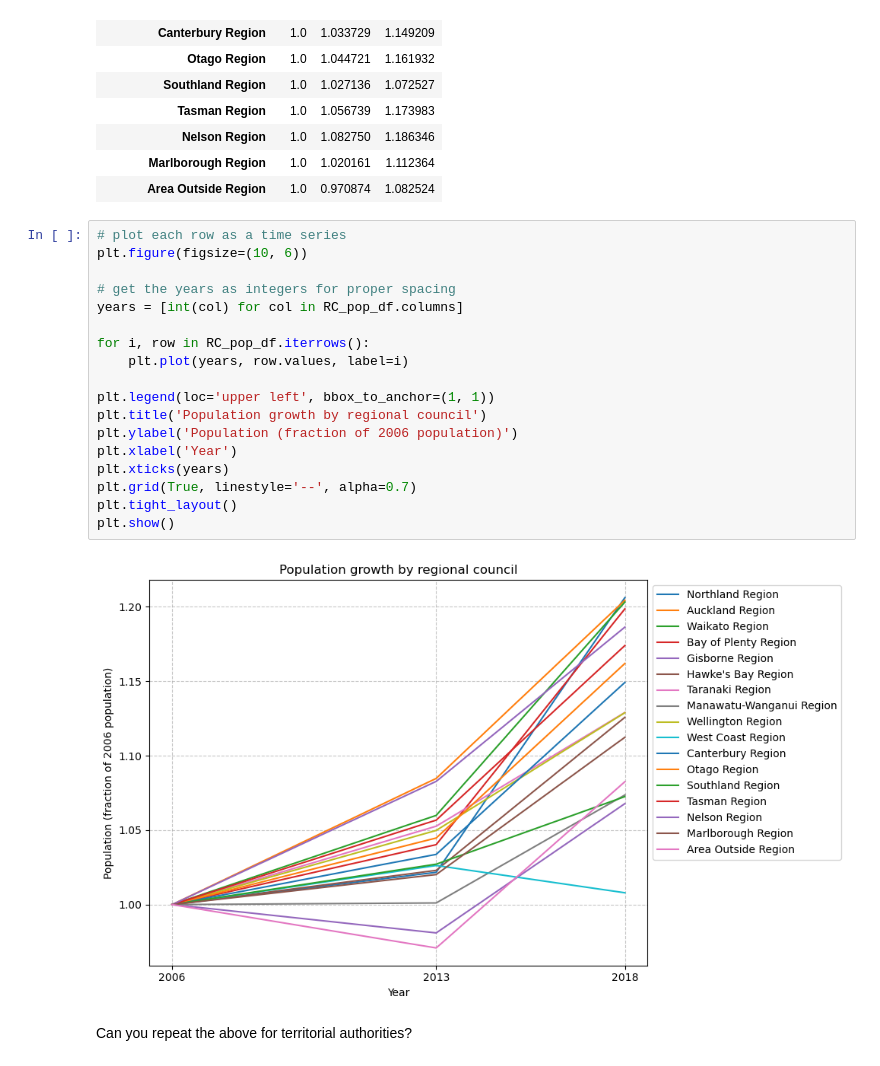
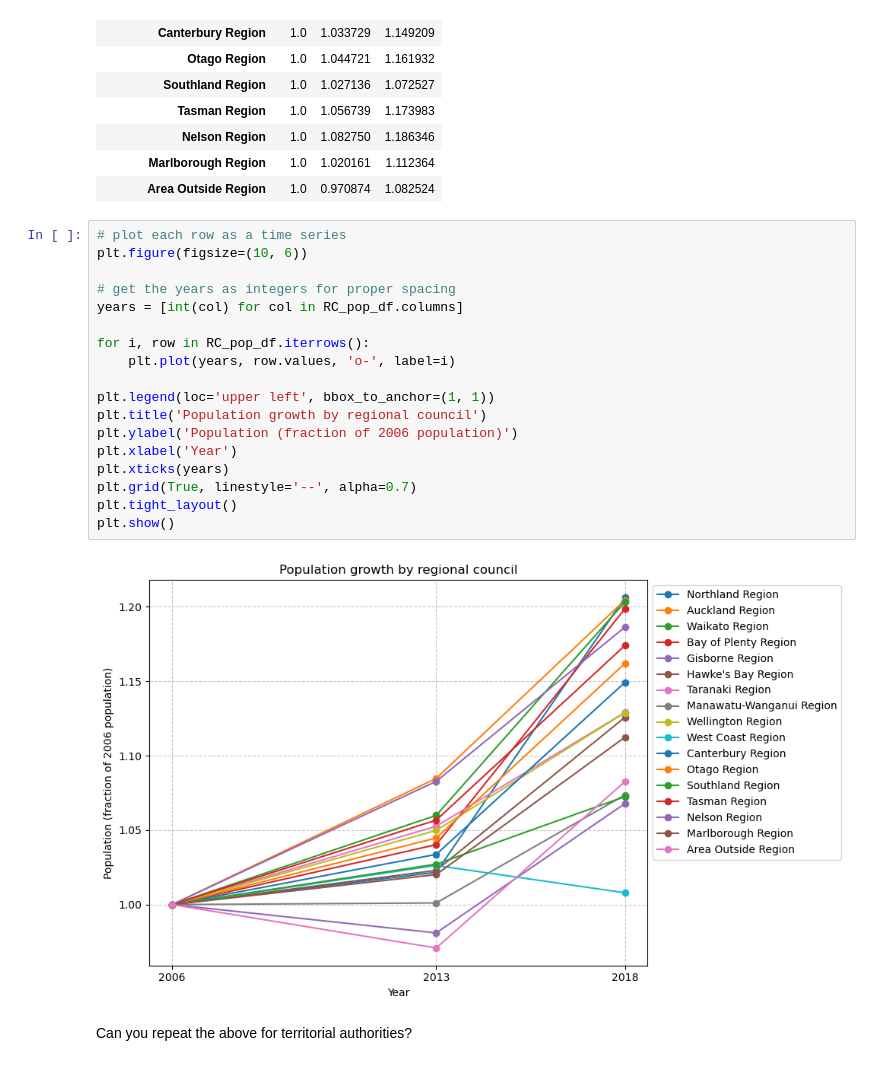
Before and after one commit to hlm628/hackanoho-2025, a Jupyter notebook: hackanoho-2025.ipynb, the cells around one changed output. Drawn from its saved outputs; the diff is of its cells as text.

```diff
--- a/hackanoho-2025.ipynb
+++ b/hackanoho-2025.ipynb
@@ -449,23 +449,23 @@ RC_pop_df
 # %%
 # plot each row as a time series
 plt.figure(figsize=(10, 6))
 
 # get the years as integers for proper spacing
 years = [int(col) for col in RC_pop_df.columns]
 
 for i, row in RC_pop_df.iterrows():
-    plt.plot(years, row.values, label=i)
+    plt.plot(years, row.values, 'o-', label=i)
 
 plt.legend(loc='upper left', bbox_to_anchor=(1, 1))
 plt.title('Population growth by regional council')
 plt.ylabel('Population (fraction of 2006 population)')
 plt.xlabel('Year')
 plt.xticks(years)
 plt.grid(True, linestyle='--', alpha=0.7)
 plt.tight_layout()
 plt.show()
 # %% [output]
-[figure, old version]
+[figure, new version]
 # %% [markdown]
 Can you repeat the above for territorial authorities?
 # %%
```
